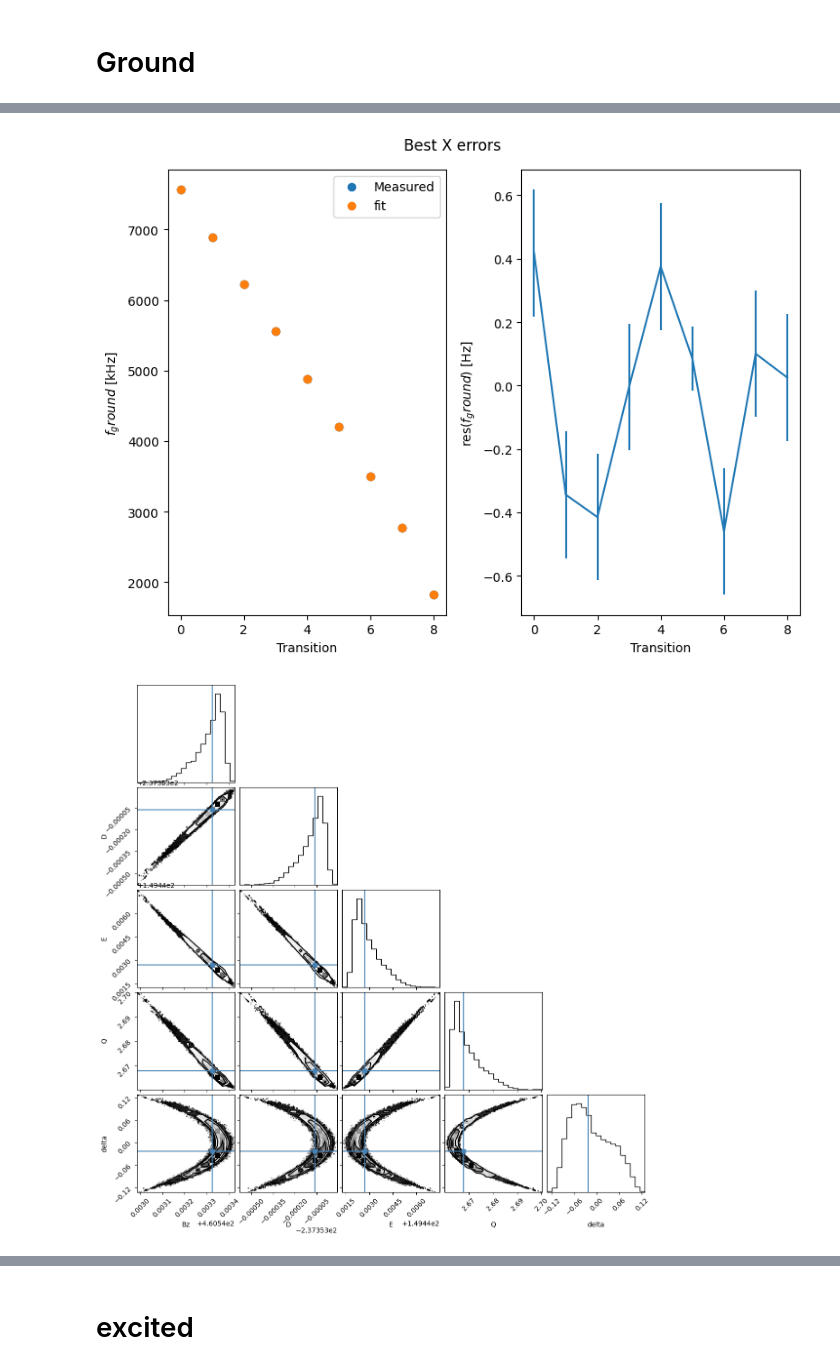
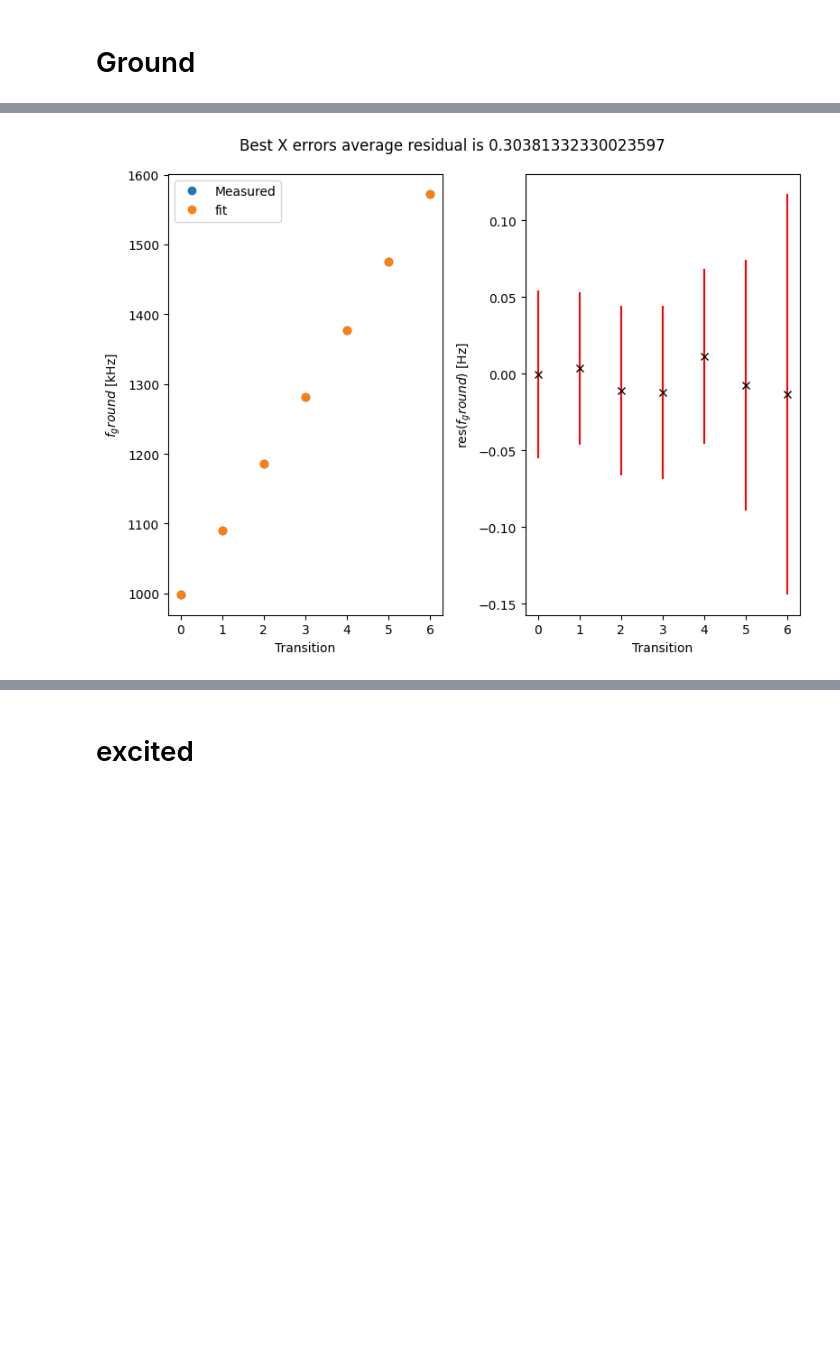
Before and after one commit to leonmyk/Spectroscopy_Hamiltonian_fitter-, a Jupyter notebook: Fitter.ipynb, the cells around one changed output, grey strips where cells are left out. Cells and saved outputs as stored; diff of their text form; code cells hidden in the pictures; blank space fills up the shorter version.

```diff
--- a/Fitter.ipynb
+++ b/Fitter.ipynb
@@ -34,10 +34,11 @@ best_x_old =  [
 ground_meas_Nb = np.array([7560562.0 ,6894745.1 ,6227459.8 , 5557759.9 , 4883861.9 ,4202128.8 , 3504133.1, 2774604.8, 1822491.2]) * 1e-3
 manu_ramsey_meas_Nb = np.array([-136547.1, -135922.4, -135196.4, -134203.1, -132831.5, -130986.4, -128470.1, -122551.2, -128756.7])* 1e-3
 
-ground_meas_Ca = [997843.4 ,1090793.4 ,1185442.1 ,1281215.1 ,1377750.3 ,1474814.6 ,1572254.3]
-manu_ramsey_meas_Ca = [-27703.3,-27670.2,-27594.3,-27518.5,-27449.3,-27376.6,-27349.6]
-d_ground_meas_Ca = np.array([0.0273, 0.0249, 0.0277, 0.0283, 0.0286, 0.0409, 0.0654])# [kHz]
-d_manu_ramsey_meas_Ca = np.array([5.6949,5.2385, 6, 5.4, 7.7936, 9.6203, 12.6653])# [kHz]
+ground_meas_Ca = np.array([997843.4 ,1090793.4 ,1185442.1 ,1281215.1 ,1377750.3 ,1474814.6 ,1572254.3])*1e-3
+manu_ramsey_meas_Ca = np.array([-27703.3,-27670.2,-27594.3,-27518.5,-27449.3,-27376.6,-27349.6])*1e-3
+
+d_ground_meas_Ca = np.array([0.0273, 0.0249, 0.0277, 0.0283, 0.0286, 0.0409, 0.0654])*1e-3# [kHz]
+d_manu_ramsey_meas_Ca = np.array([5.7657,5.5012, 5.8450, 5.3050, 6.7760, 8.1508, 13.7237])*1e-3# [kHz]
 
 
 full_meas_Nb = np.concatenate((ground_meas_Nb,manu_ramsey_meas_Nb))
@@ -57,12 +58,11 @@ A_simu_Nb = 1e3*np.array([[ 0.43899564,  0.,          0.02076148],
                     [-0.04857903,  0.,          0.12994526]])
 
 
-exp_id = '_Old_Nb_meas'
-exp_id = '_New_Nb_meas'
+exp_id = '_Ca_meas'
 
-fitter_ground = Hamiltonian_Fitter(ground_meas_Nb,d_ground_meas_Nb,State.Ground,id = exp_id)
-fitter_excited = Hamiltonian_Fitter(ground_meas_Nb + manu_ramsey_meas_Nb,d_manu_ramsey_meas_Nb,State.Excited,id = exp_id)
-fitter_full = Hamiltonian_Fitter(full_meas_Nb,d_full_meas_Nb,State.Full, meas_Aperp = A_perp_meas,simu_A= A_simu,id = exp_id)
+fitter_ground = Hamiltonian_Fitter(ground_meas_Ca,d_ground_meas_Ca,State.Ground,id = exp_id)
+fitter_excited = Hamiltonian_Fitter(ground_meas_Ca + d_manu_ramsey_meas_Ca,d_manu_ramsey_meas_Ca,State.Excited,id = exp_id)
+# fitter_full = Hamiltonian_Fitter(full_meas_Nb,d_full_meas_Nb,State.Full, meas_Aperp = A_perp_meas,simu_A= A_simu,id = exp_id)
 
 
 
@@ -120,5 +120,6 @@ median_x =  [ 4.49821749e+02,  1.29897911e+02, -2.37052291e+02, -1.19454405e+01,
 # Ground
 # %%
 best_x_ground = [460.54324141019123,-237.35318307038176,149.44386682482926,2.6761209774725265,-0.0775147693909858]
-fitter_ground.run_MCMC(best_x_ground,nsteps = 5000,var = 0.001)
+best_x_ground_Ca =  [ 4.46771094e+02  ,3.19950251e+01  ,4.90867382e-01  ,6.58374345e+00 ,-4.35601519e-01]
+fitter_ground.run_MCMC(best_x_ground_Ca,nsteps = 5000,var = 0.01)
 # %% [output]
@@ -130,9 +135,6 @@ best x :  [ 4.60543327e+02 -2.37353059e+02  1.49442653e+02  2.66772257e+00
 <emcee.ensemble.EnsembleSampler at 0x...>
 # %%
-fitter_ground.Save_results()
 fitter_ground.Plot_Best()
-fitter_ground.Plot_corner()
 # %% [output]
-[figure, old version]
+[figure, new version]
-[figure, removed]
 # %%
```
Also changed, not shown: parts of 7 cells of this notebook, 7 other files.
